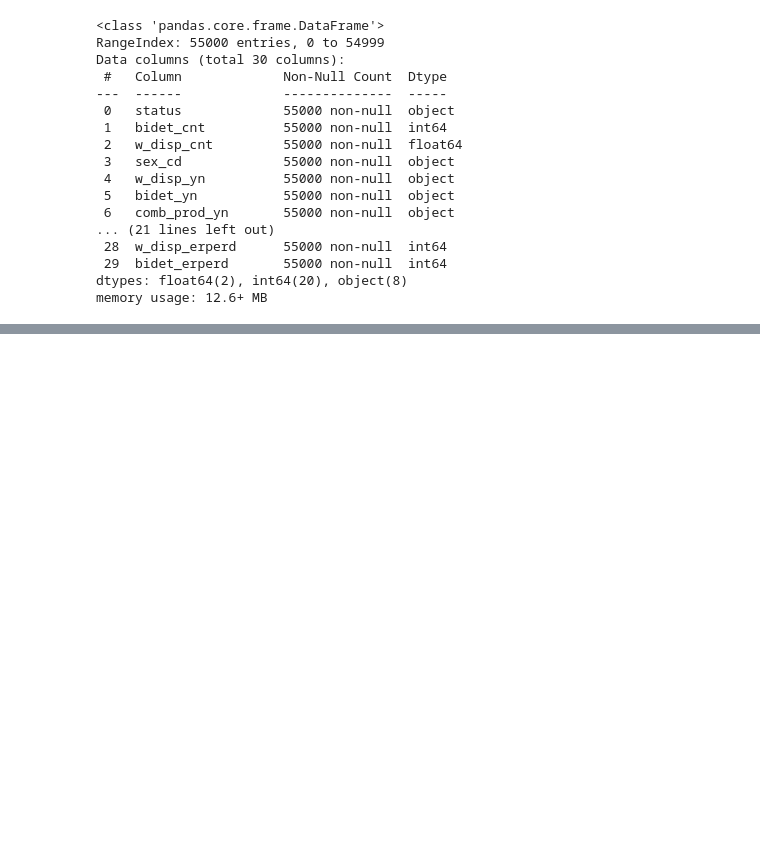
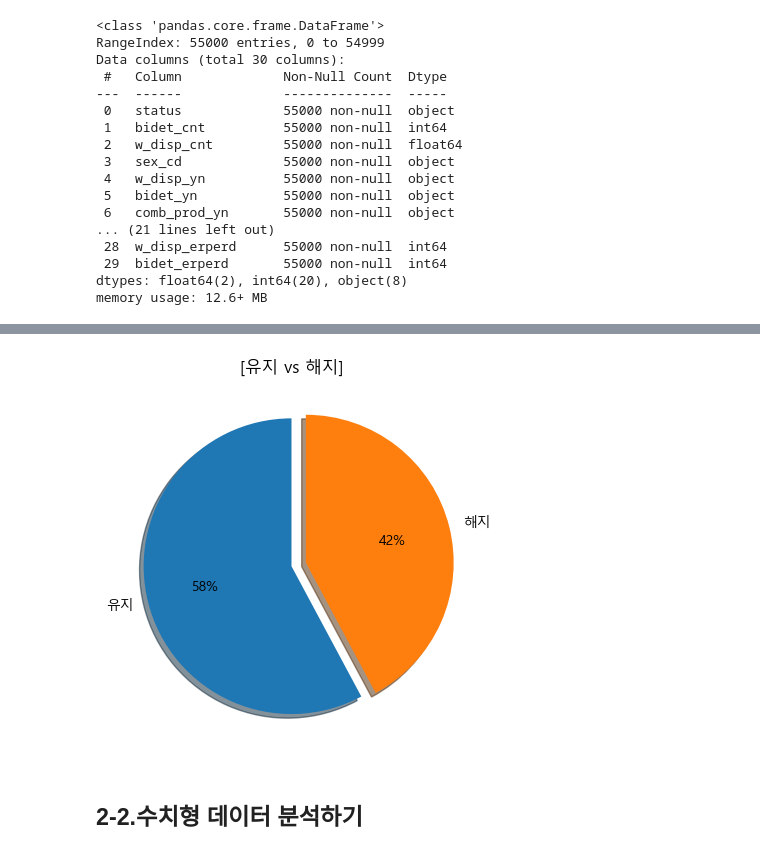
Before and after one commit to LeticiaKang/AICE_AI_Study, a Jupyter notebook: 8. 렌탈 고객 해지 여부 예측하기.ipynb, the cells around one changed output, grey strips where cells are left out. Drawn from its saved outputs; the diff is of its cells as text; code cells hidden in the pictures; blank space fills up the shorter version.

```diff
--- a/8. 렌탈 고객 해지 여부 예측하기.ipynb
+++ b/8. 렌탈 고객 해지 여부 예측하기.ipynb
@@ -762,0 +787,18 @@ memory usage: 12.6+ MB
+# %%
+train_data['status'].value_counts()
+
+# # 바-그래프로 확인하기
+# train_data['status'].value_counts().plot(kind='bar')
+
+# 파이-그래프로 확인하기
+data = train_data['status'].value_counts() # chart를 그릴 데이터 생성하기
+labels = ['유지','해지'] # chart에 들어갈 label 명칭 지정 안하면 'Y','N'이 됨
+
+plt.pie(data, labels = labels, autopct='%.0f%%',
+        shadow=True,explode=(0,0.1),startangle=90,)
+plt.title("[유지 vs 해지]")
+plt.show()
+# %% [output]
+[figure, added]
+# %% [markdown]
+## 2-2.수치형 데이터 분석하기
```
Also changed, not shown: parts of 109 cells of this notebook, 7 other files.
